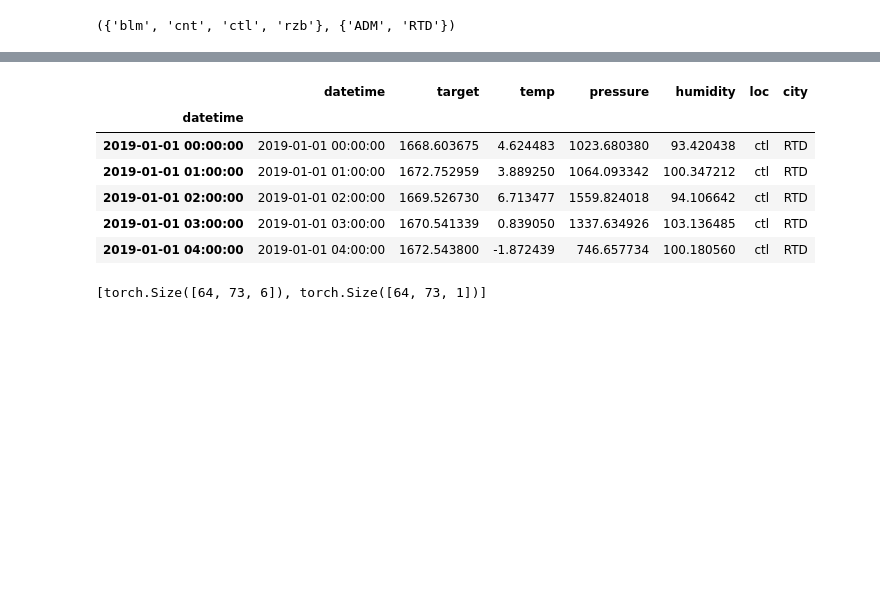
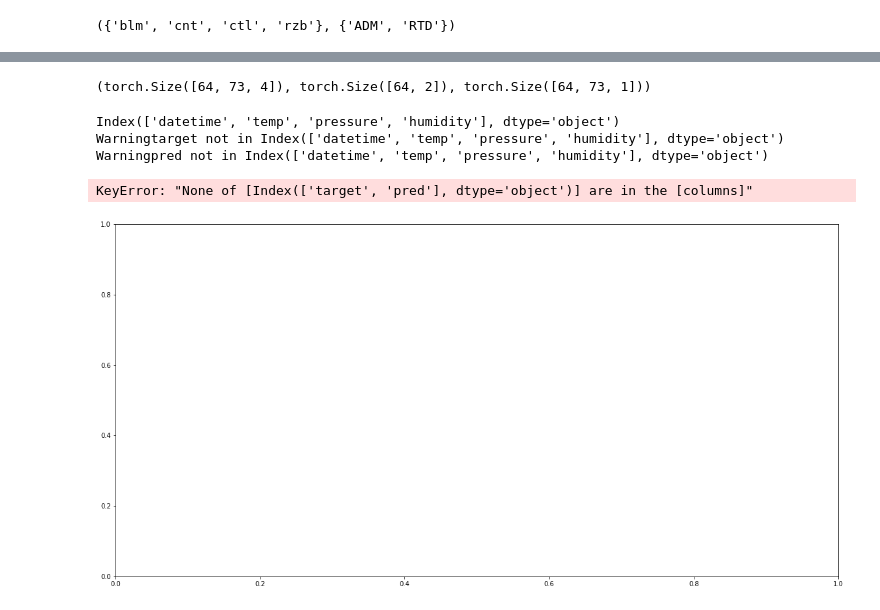
Before and after one commit to takotab/time-series-testing, a Jupyter notebook: nbs/_v2_seq_seq.ipynb, the cells around one changed output, grey strips where cells are left out. Cells and saved outputs as stored; diff of their text form; code cells hidden in the pictures; blank space fills up the shorter version.

```diff
--- a/nbs/_v2_seq_seq.ipynb
+++ b/nbs/_v2_seq_seq.ipynb
@@ -356,4 +351,9 @@ Dt = Change_dt()
 it = Dt(it)
 _ = Dt.decodes(it)
 test_eq(it.df, Dt.decode(Dt(it)).df)
+# %%
+class DaysTuple(Tuple):
+    def show(self, ctx=None, **kwargs):
+        tensors, catagories = self
+        return show_image(torch.cat([img1,img2], dim=2), title=same_breed, ctx=ctx)
 # %%
@@ -464,19 +477,21 @@ class Normalize(Transform):
     def setup(self, dsrc):
         if dsrc is None: return
         if self.norm_cols == None:
-            self.norm_cols = range(dsrc[0].shape[-1])
-        its = torch.cat([o[None,:,self.norm_cols] for o in dsrc])
-        self.m,self.s = Tensor([0]*dsrc[0].shape[-1]),Tensor([1]*dsrc[0].shape[-1])
+            self.norm_cols = range(dsrc[0][0].shape[-1])
+        its = torch.cat([o[0][None,:,self.norm_cols] for o in dsrc])
+        self.m,self.s = Tensor([0]*dsrc[0][0].shape[-1]),Tensor([1]*dsrc[0][0].shape[-1])
         self.m[self.norm_cols],self.s[self.norm_cols] = its.mean((0,1)),its.std((0,1))+1e-5
 
-    def encodes(self, o):
+    def encodes(self, inpt):
+        o,cats = inpt
         o = (o-self.m)/self.s
-        return o
+        return DaysTuple(o,cats)
 
 
-    def decodes(self, o):
+    def decodes(self, inpt):
+        o,cats = inpt
         o= (o*self.s)+self.m
-        return o
+        return DaysTuple(o,cats)
 # %%
 a = np.array([[1+np.arange(7)]*73]*100)*(1+.3*np.random.randn(100,73,7))
 # a[:,:,6] = 3.14
@@ -541,21 +556,19 @@ dsrc = DataSource(items.copy(), [[Change_dt(), Numericalize(),SeqLen(sl), Normal
                           [Label(), SeqLen(sl)]
                          ],
                   splits=splits)
-# %%
-items[0].df.head()
-# %% [output]
-|  | datetime | target | temp | pressure | humidity | loc | city |
-| datetime |  |  |  |  |  |  |  |
-| 2019-01-01 00:00:00 | 2019-01-01 00:00:00 | 1668.603675 | 4.624483 | 1023.680380 | 93.420438 | ctl | RTD |
-| 2019-01-01 01:00:00 | 2019-01-01 01:00:00 | 1672.752959 | 3.889250 | 1064.093342 | 100.347212 | ctl | RTD |
-| 2019-01-01 02:00:00 | 2019-01-01 02:00:00 | 1669.526730 | 6.713477 | 1559.824018 | 94.106642 | ctl | RTD |
-| 2019-01-01 03:00:00 | 2019-01-01 03:00:00 | 1670.541339 | 0.839050 | 1337.634926 | 103.136485 | ctl | RTD |
-| 2019-01-01 04:00:00 | 2019-01-01 04:00:00 | 1672.543800 | -1.872439 | 746.657734 | 100.180560 | ctl | RTD |
 # %%
 dbch = dsrc.databunch(bs=bs, after_batch=[Cuda])
-[o.shape for o in dbch.one_batch()]
+(dbch.one_batch()[0][0].shape, dbch.one_batch()[0][1].shape,dbch.one_batch()[1].shape)
 # %% [output]
-[torch.Size([64, 73, 6]), torch.Size([64, 73, 1])]
+(torch.Size([64, 73, 4]), torch.Size([64, 2]), torch.Size([64, 73, 1]))
+# %%
+dbch.show_batch()
+# %% [output]
+Index(['datetime', 'temp', 'pressure', 'humidity'], dtype='object')
+Warningtarget not in Index(['datetime', 'temp', 'pressure', 'humidity'], dtype='object')
+Warningpred not in Index(['datetime', 'temp', 'pressure', 'humidity'], dtype='object')
+KeyError: "None of [Index(['target', 'pred'], dtype='object')] are in the [columns]"
+[figure, added]
 # %%
 def emb_sz_rule(n_cat):
     "Rule of thumb to pick embedding size corresponding to `n_cat`"
```
Also changed, not shown: parts of 36 cells of this notebook.
